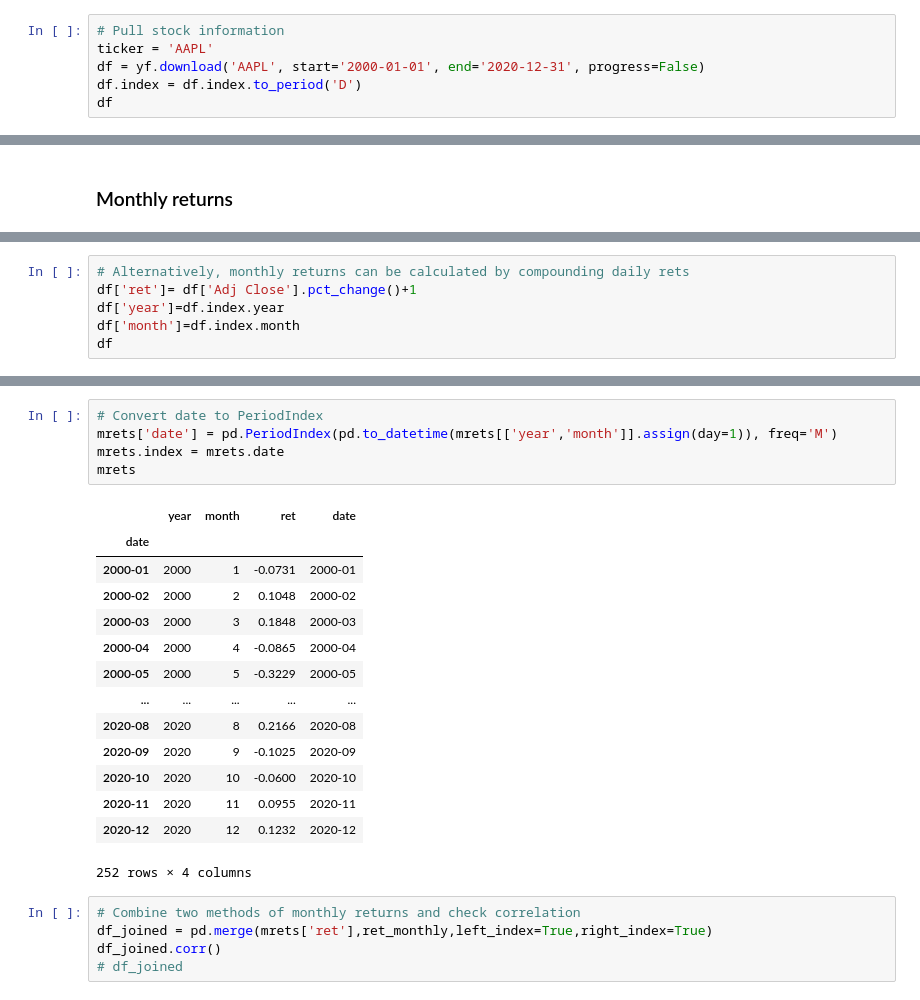
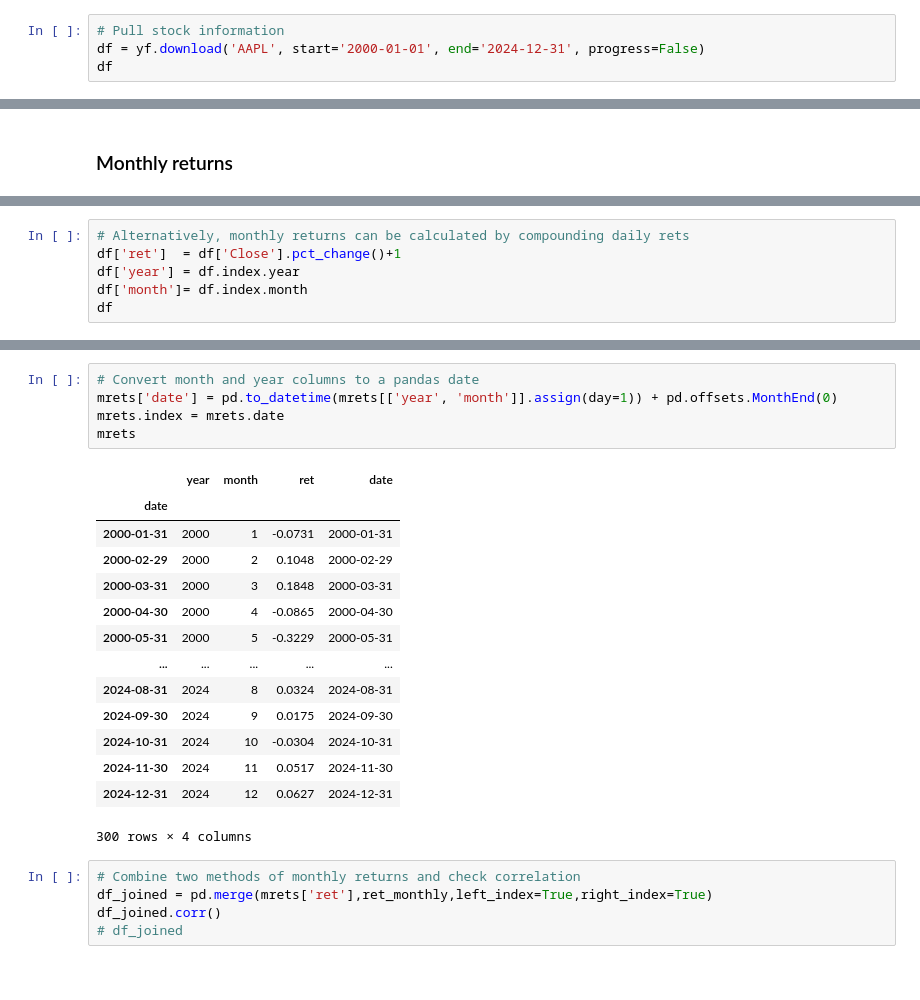
Before and after one commit to kpcrotty/busi448, a Jupyter notebook: class_notebooks/04_returns.ipynb, the cells around one changed output, grey strips where cells are left out. Drawn from its saved outputs; the diff is of its cells as text.

```diff
--- a/class_notebooks/04_returns.ipynb
+++ b/class_notebooks/04_returns.ipynb
@@ -14,7 +35,5 @@ pd.options.display.float_format = '{:.2f}'.format
 # %%
 # Pull stock information
-ticker = 'AAPL'
-df = yf.download('AAPL', start='2000-01-01', end='2020-12-31', progress=False)
-df.index = df.index.to_period('D')
+df = yf.download('AAPL', start='2000-01-01', end='2024-12-31', progress=False)
 df
 # %% [output]
@@ -152,8 +189,8 @@ fig.add_trace(trace1)
 fig.show()
 # %%
 # Alternatively, monthly returns can be calculated by compounding daily rets
-df['ret']= df['Adj Close'].pct_change()+1
-df['year']=df.index.year
-df['month']=df.index.month
+df['ret']  = df['Close'].pct_change()+1
+df['year'] = df.index.year
+df['month']= df.index.month
 df
 # %% [output]
@@ -192,23 +230,23 @@ mrets
 # %%
-# Convert date to PeriodIndex
-mrets['date'] = pd.PeriodIndex(pd.to_datetime(mrets[['year','month']].assign(day=1)), freq='M')
+# Convert month and year columns to a pandas date
+mrets['date'] = pd.to_datetime(mrets[['year', 'month']].assign(day=1)) + pd.offsets.MonthEnd(0)
 mrets.index = mrets.date
 mrets
 # %% [output]
 |  | year | month | ret | date |
 | date |  |  |  |  |
-| 2000-01 | 2000 | 1 | -0.0731 | 2000-01 |
-| 2000-02 | 2000 | 2 | 0.1048 | 2000-02 |
-| 2000-03 | 2000 | 3 | 0.1848 | 2000-03 |
-| 2000-04 | 2000 | 4 | -0.0865 | 2000-04 |
-| 2000-05 | 2000 | 5 | -0.3229 | 2000-05 |
+| 2000-01-31 | 2000 | 1 | -0.0731 | 2000-01-31 |
+| 2000-02-29 | 2000 | 2 | 0.1048 | 2000-02-29 |
+| 2000-03-31 | 2000 | 3 | 0.1848 | 2000-03-31 |
+| 2000-04-30 | 2000 | 4 | -0.0865 | 2000-04-30 |
+| 2000-05-31 | 2000 | 5 | -0.3229 | 2000-05-31 |
 | ... | ... | ... | ... | ... |
-| 2020-08 | 2020 | 8 | 0.2166 | 2020-08 |
-| 2020-09 | 2020 | 9 | -0.1025 | 2020-09 |
-| 2020-10 | 2020 | 10 | -0.0600 | 2020-10 |
-| 2020-11 | 2020 | 11 | 0.0955 | 2020-11 |
-| 2020-12 | 2020 | 12 | 0.1232 | 2020-12 |
+| 2024-08-31 | 2024 | 8 | 0.0324 | 2024-08-31 |
+| 2024-09-30 | 2024 | 9 | 0.0175 | 2024-09-30 |
+| 2024-10-31 | 2024 | 10 | -0.0304 | 2024-10-31 |
+| 2024-11-30 | 2024 | 11 | 0.0517 | 2024-11-30 |
+| 2024-12-31 | 2024 | 12 | 0.0627 | 2024-12-31 |
-252 rows × 4 columns
+300 rows × 4 columns
 # %%
 # Combine two methods of monthly returns and check correlation
 df_joined = pd.merge(mrets['ret'],ret_monthly,left_index=True,right_index=True)
```
Also changed, not shown: parts of 29 cells of this notebook, 5 other files.
